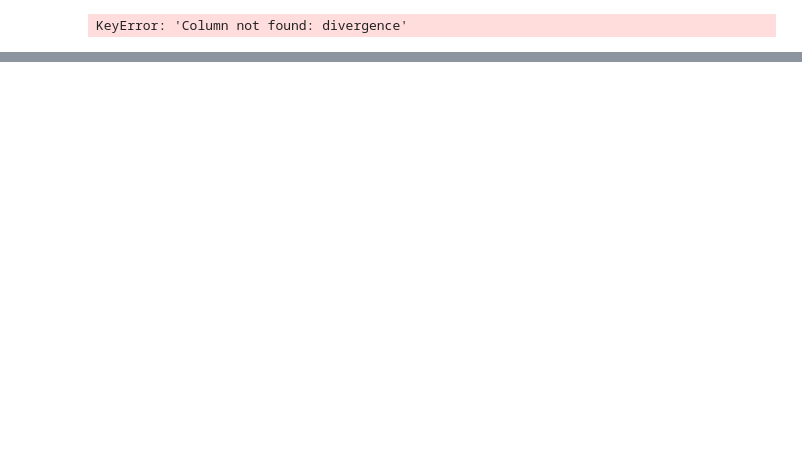
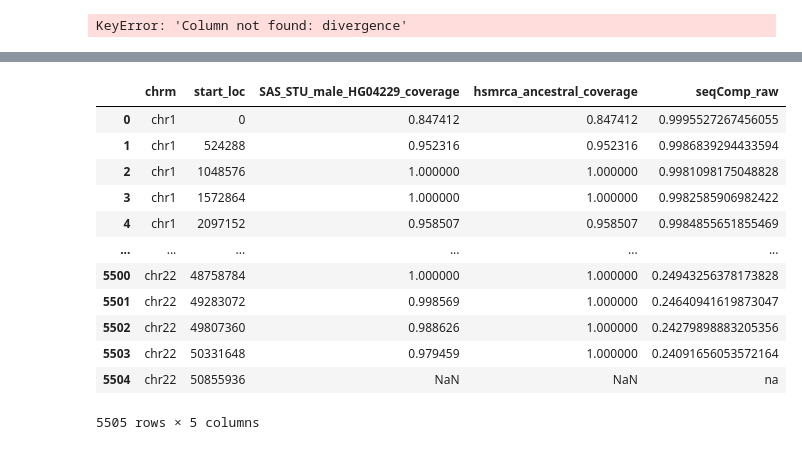
Before and after one commit to erin-n-gilbertson/3DGenome-diversity, a Jupyter notebook: activeNotebooks/AncestralPairAnalysis_new.ipynb, the cells around one changed output, grey strips where cells are left out. Saved outputs shown, nothing was run; the diff lists cells and outputs as text; code cells hidden in the pictures; blank space fills up the shorter version.

```diff
--- a/activeNotebooks/AncestralPairAnalysis_new.ipynb
+++ b/activeNotebooks/AncestralPairAnalysis_new.ipynb
@@ -867,0 +828,16 @@ plt.tick_params(axis='both', which='major', labelsize=80)
+# %%
+df
+# %% [output]
+|  | chrm | start_loc | SAS_STU_male_HG04229_coverage | hsmrca_ancestral_coverage | seqComp_raw |
+| 0 | chr1 | 0 | 0.847412 | 0.847412 | 0.9995527267456055 |
+| 1 | chr1 | 524288 | 0.952316 | 0.952316 | 0.9986839294433594 |
+| 2 | chr1 | 1048576 | 1.000000 | 1.000000 | 0.9981098175048828 |
+| 3 | chr1 | 1572864 | 1.000000 | 1.000000 | 0.9982585906982422 |
+| 4 | chr1 | 2097152 | 0.958507 | 0.958507 | 0.9984855651855469 |
+| ... | ... | ... | ... | ... | ... |
+| 5500 | chr22 | 48758784 | 1.000000 | 1.000000 | 0.24943256378173828 |
+| 5501 | chr22 | 49283072 | 0.998569 | 1.000000 | 0.24640941619873047 |
+| 5502 | chr22 | 49807360 | 0.988626 | 1.000000 | 0.24279898883205356 |
+| 5503 | chr22 | 50331648 | 0.979459 | 1.000000 | 0.24091656053572164 |
+| 5504 | chr22 | 50855936 | NaN | NaN | na |
+5505 rows × 5 columns
```
Also changed, not shown: parts of 5 cells of this notebook, 1 other file.
